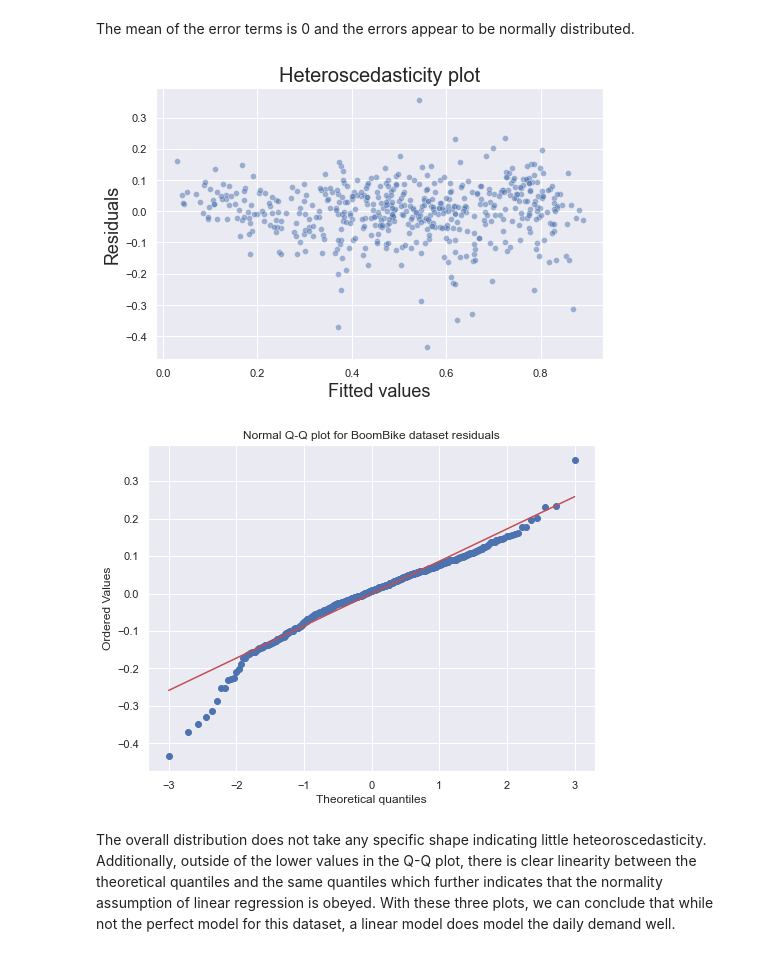
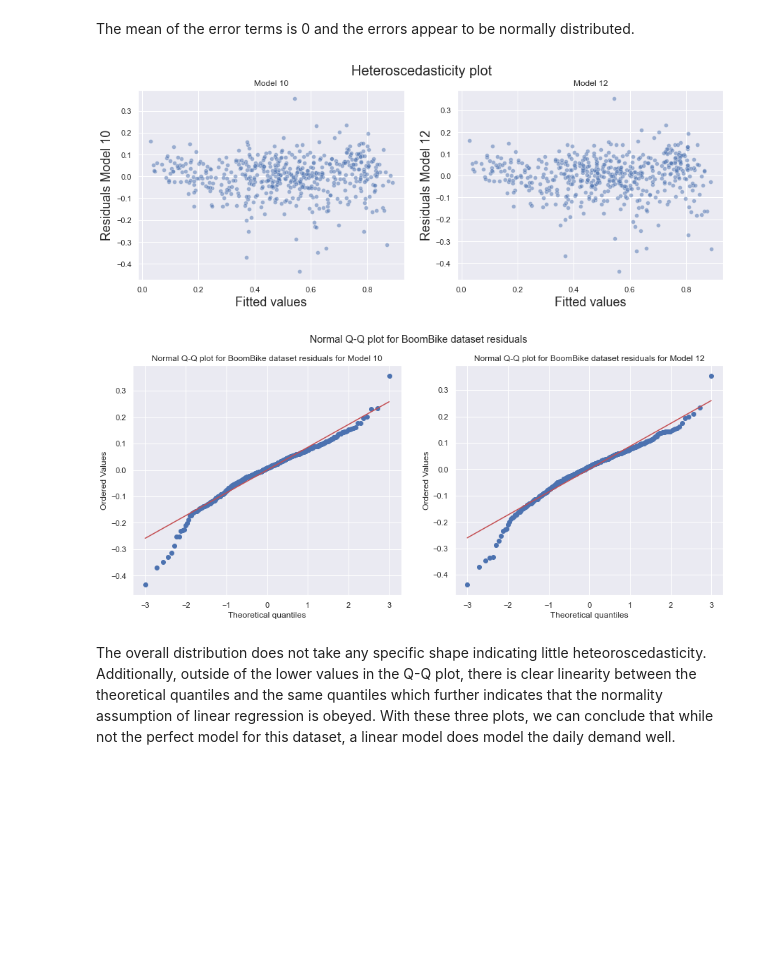
Before and after one commit to mickyals/BoomBikes_Regression, a Jupyter notebook: BoomBikes_Regression_Model_Mickell_Als.ipynb, the cells around one changed output. Drawn from its saved outputs; the diff is of its cells as text; code cells hidden in the pictures; blank space fills up the shorter version.

```diff
--- a/BoomBikes_Regression_Model_Mickell_Als.ipynb
+++ b/BoomBikes_Regression_Model_Mickell_Als.ipynb
@@ -1003,0 +1041,8 @@ This model, while it does have multicollinearity with temp and hum, is better th
+# %%
+X_train_sm_12= X_train_sm_11.drop('Clear/Partly Cloudy', axis=1)
+
+linear_model_12 = sm.OLS(y_train, X_train_sm_12).fit()
+
+print(linear_model_12.summary())
+print('\n','VIF Scores for Model 12')
+print(VIF(X_train_sm_12.drop('const', axis=1)))
@@ -1021,25 +1100,48 @@ plt.show()
 # %% [markdown]
 The mean of the error terms is 0 and the errors appear to be normally distributed.
-# %%
-#testing heteroscedasticity
-res = y_train - y_train_pred
-sns.scatterplot(y_train_pred, res, alpha=0.5)
-plt.xlabel('Fitted values',fontsize = 18)
-plt.ylabel('Residuals',fontsize = 18)
-plt.title('Heteroscedasticity plot', fontsize = 20)
-plt.show()
-# %% [output]
-[figure, removed]
+# %%
+#testing heteroscedasticity
+res_model_10 = y_train - y_train_pred_10
+res_model_12 = y_train - y_train_pred_12
+
+
+fig = plt.figure(figsize=(15,5))
+fig.suptitle('Heteroscedasticity plot', fontsize = 20)
+
+ax = plt.subplot(1,2,1)
+sns.scatterplot(y_train_pred_10, res_model_10, alpha=0.5)
+plt.xlabel('Fitted values',fontsize = 18)
+plt.ylabel('Residuals Model 10',fontsize = 18)
+ax.set_title("Model 10")
+
+
+ax = plt.subplot(1,2,2)
+sns.scatterplot(y_train_pred_12, res_model_12, alpha=0.5)
+plt.xlabel('Fitted values',fontsize = 18)
+plt.ylabel('Residuals Model 12',fontsize = 18)
+ax.set_title("Model 12")
+
+plt.show()
+# %% [output]
+[figure, added]
 # %%
 #Q-Q Plot using scipy
 import scipy.stats as stats
 
-fig, ax = plt.subplots(figsize=(8,6))
-stats.probplot(res, dist="norm", plot=ax)
-ax.set_title("Normal Q-Q plot for BoomBike dataset residuals")
+fig= plt.figure(figsize=(15,6))
+fig.suptitle("Normal Q-Q plot for BoomBike dataset residuals")
+
+ax = plt.subplot(1,2,1)
+stats.probplot(res_model_10, dist="norm", plot=ax)
+ax.set_title("Normal Q-Q plot for BoomBike dataset residuals for Model 10")
+
+ax = plt.subplot(1,2,2)
+stats.probplot(res_model_12, dist="norm", plot=ax)
+ax.set_title("Normal Q-Q plot for BoomBike dataset residuals for Model 12")
+
 plt.show()
 # %% [output]
-[figure, old version]
+[figure, new version]
 # %% [markdown]
 The overall distribution does not take any specific shape indicating little heteoroscedasticity. Additionally, outside of the lower values in the Q-Q plot, there is clear linearity between the theoretical quantiles and the same quantiles which further indicates that the normality assumption of linear regression is obeyed. With these three plots, we can conclude that while not the perfect model for this dataset, a linear model does model the daily demand well.
 # %% [markdown]
```
Also changed, not shown: parts of 28 cells of this notebook, 2 other files.
